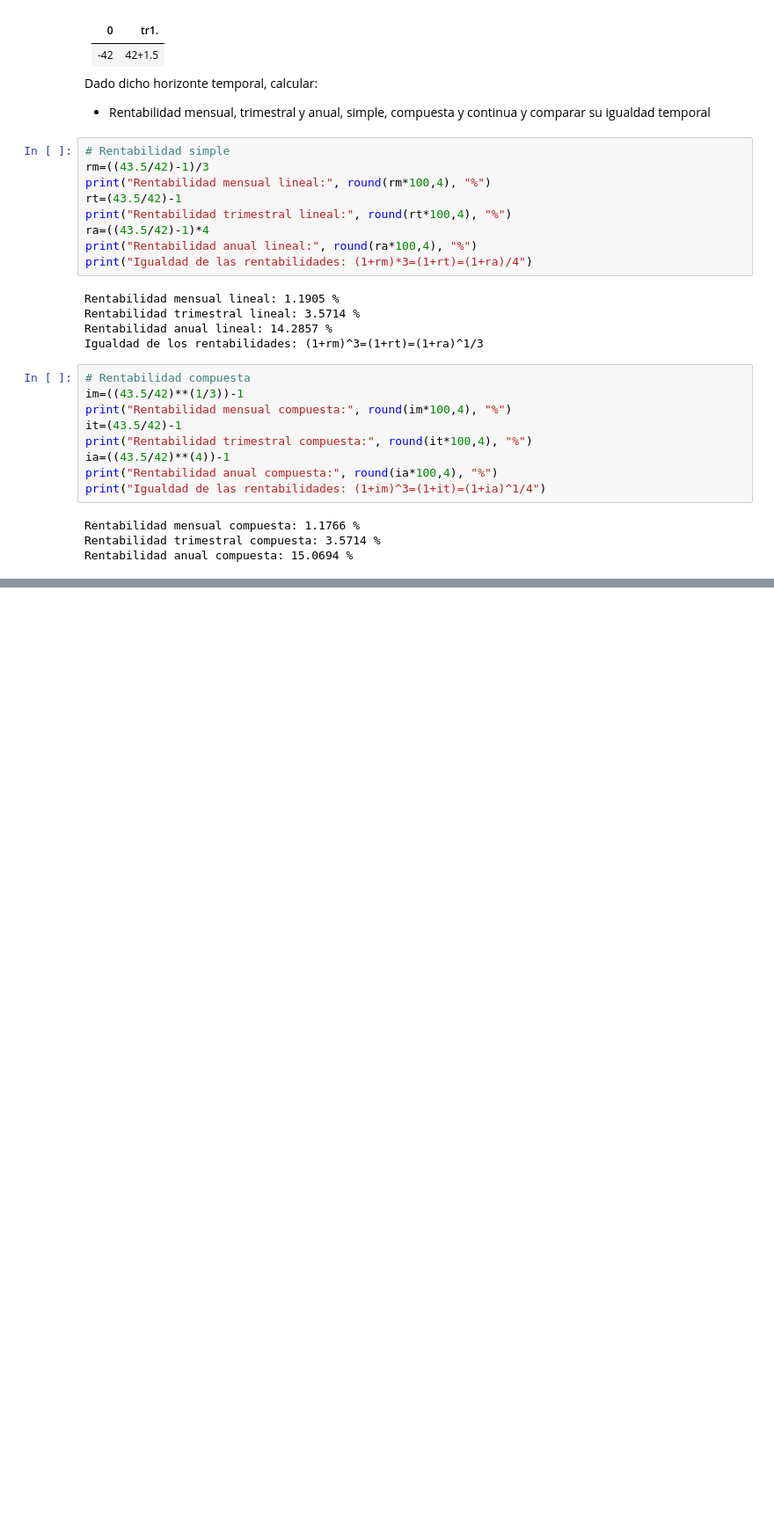
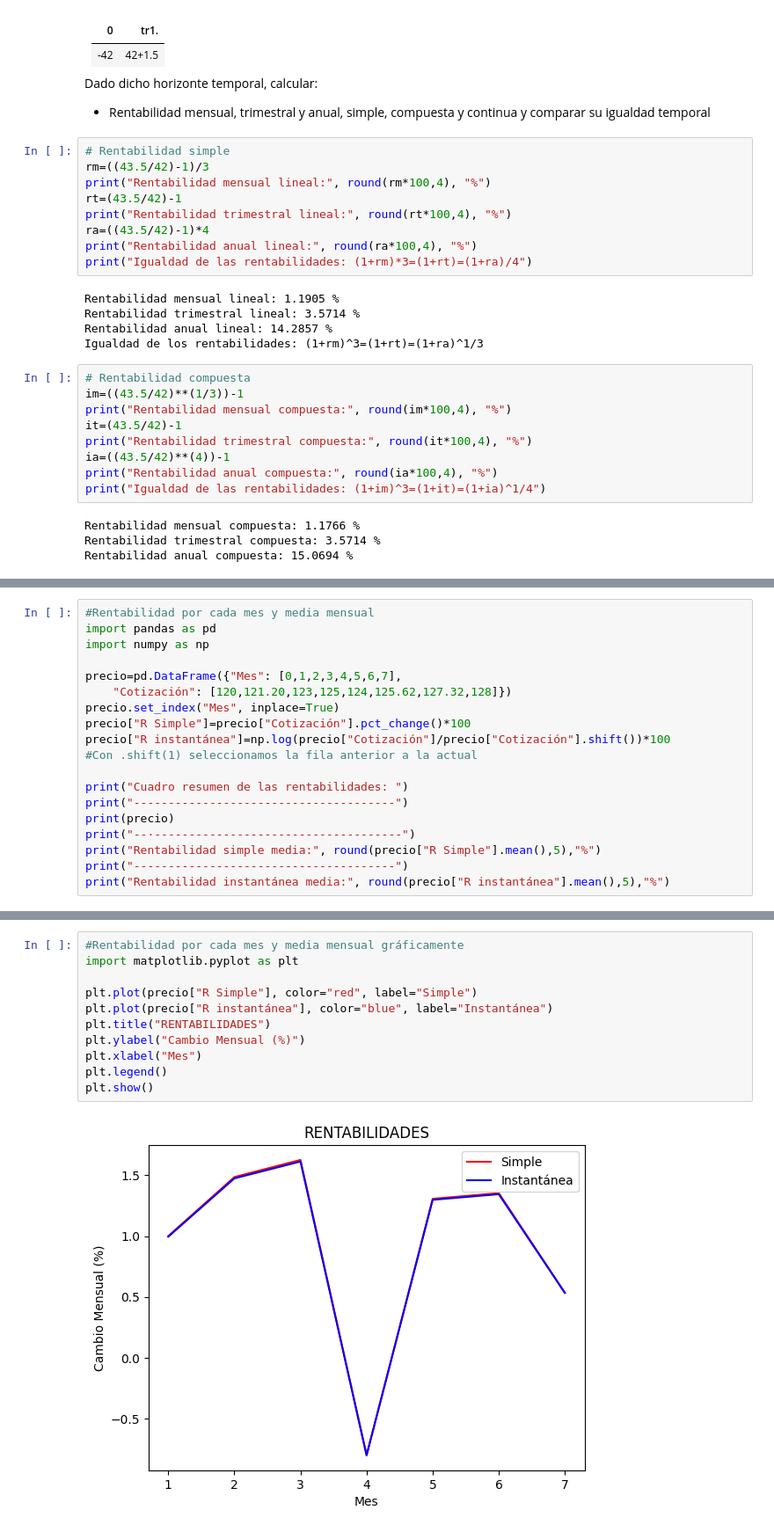
Before and after one commit to jjimvar/Gestion-de-carteras, a Jupyter notebook: 1. Conceptos Básicos/Rendimientos.ipynb, the cells around one changed output, grey strips where cells are left out. Shown: that part at 88% size. Cells and saved outputs as stored; diff of their text form; blank space fills up the shorter version.

Commit message:
CAMBIOS

```diff
--- a/1. Conceptos Básicos/Rendimientos.ipynb
+++ b/1. Conceptos Básicos/Rendimientos.ipynb
@@ -74,0 +92,19 @@ Igualdad de las rentabilidades: km*3=kt=ka/4
+# %%
+#Rentabilidad por cada mes y media mensual
+import pandas as pd
+import numpy as np
+
+precio=pd.DataFrame({"Mes": [0,1,2,3,4,5,6,7],
+    "Cotización": [120,121.20,123,125,124,125.62,127.32,128]})
+precio.set_index("Mes", inplace=True)
+precio["R Simple"]=precio["Cotización"].pct_change()*100
+precio["R instantánea"]=np.log(precio["Cotización"]/precio["Cotización"].shift())*100
+#Con .shift(1) seleccionamos la fila anterior a la actual
+
+print("Cuadro resumen de las rentabilidades: ")
+print("--------------------------------------")
+print(precio)
+print("--·------------------------------------")
+print("Rentabilidad simple media:", round(precio["R Simple"].mean(),5),"%")
+print("--------------------------------------")
+print("Rentabilidad instantánea media:", round(precio["R instantánea"].mean(),5),"%")
@@ -74,0 +128,13 @@ Igualdad de las rentabilidades: km*3=kt=ka/4
+# %%
+#Rentabilidad por cada mes y media mensual gráficamente
+import matplotlib.pyplot as plt
+
+plt.plot(precio["R Simple"], color="red", label="Simple")
+plt.plot(precio["R instantánea"], color="blue", label="Instantánea")
+plt.title("RENTABILIDADES")
+plt.ylabel("Cambio Mensual (%)")
+plt.xlabel("Mes")
+plt.legend()
+plt.show()
+# %% [output]
+[figure, added]
```
Also changed, not shown: parts of 6 cells of this notebook.
